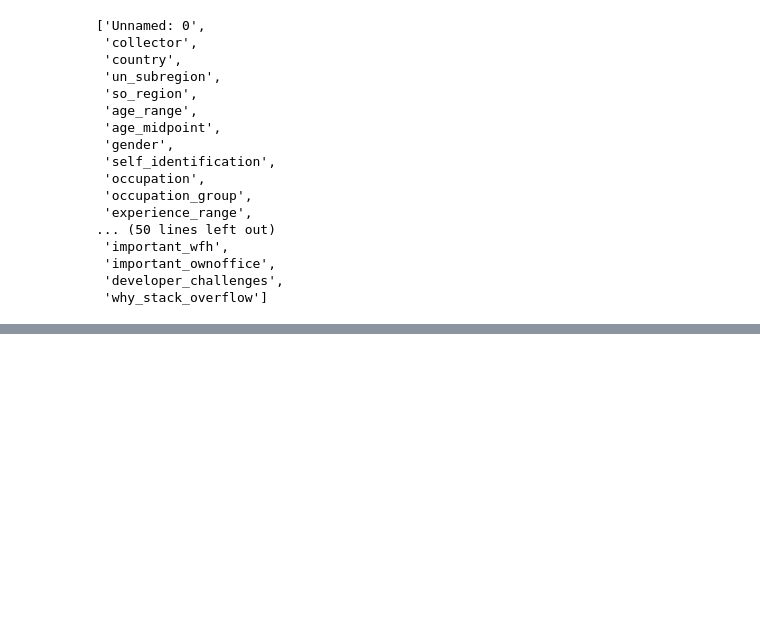
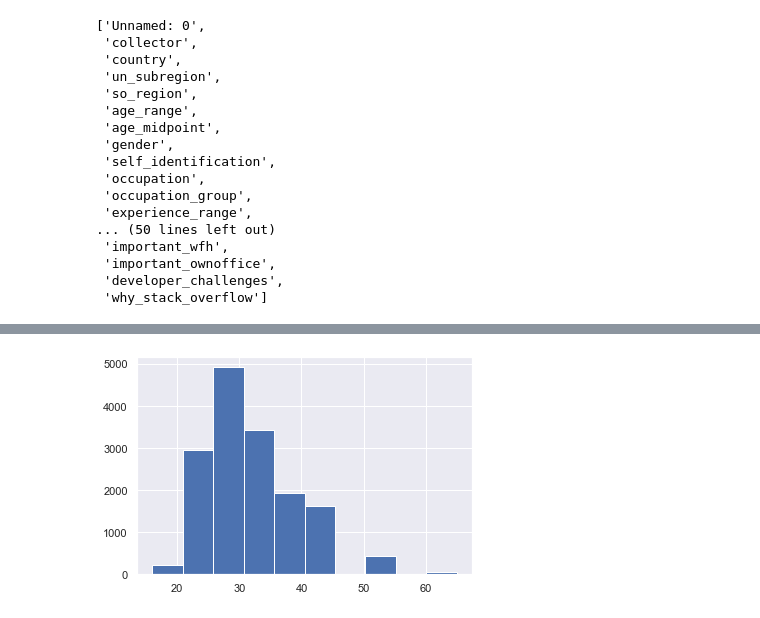
Before and after one commit to jvfe/ml4humans-exercises, a Jupyter notebook: 2.2/Logreg.ipynb, the cells around one changed output, grey strips where cells are left out. Saved outputs shown, nothing was run; the diff lists cells and outputs as text; code cells hidden in the pictures; blank space fills up the shorter version.

```diff
--- a/2.2/Logreg.ipynb
+++ b/2.2/Logreg.ipynb
@@ -89,0 +105,5 @@ Name: remote, dtype: int64
+# %%
+data_clean['age_midpoint'].hist()
+plt.show()
+# %% [output]
+[figure, added]
```
Also changed, not shown: parts of 7 cells of this notebook.
